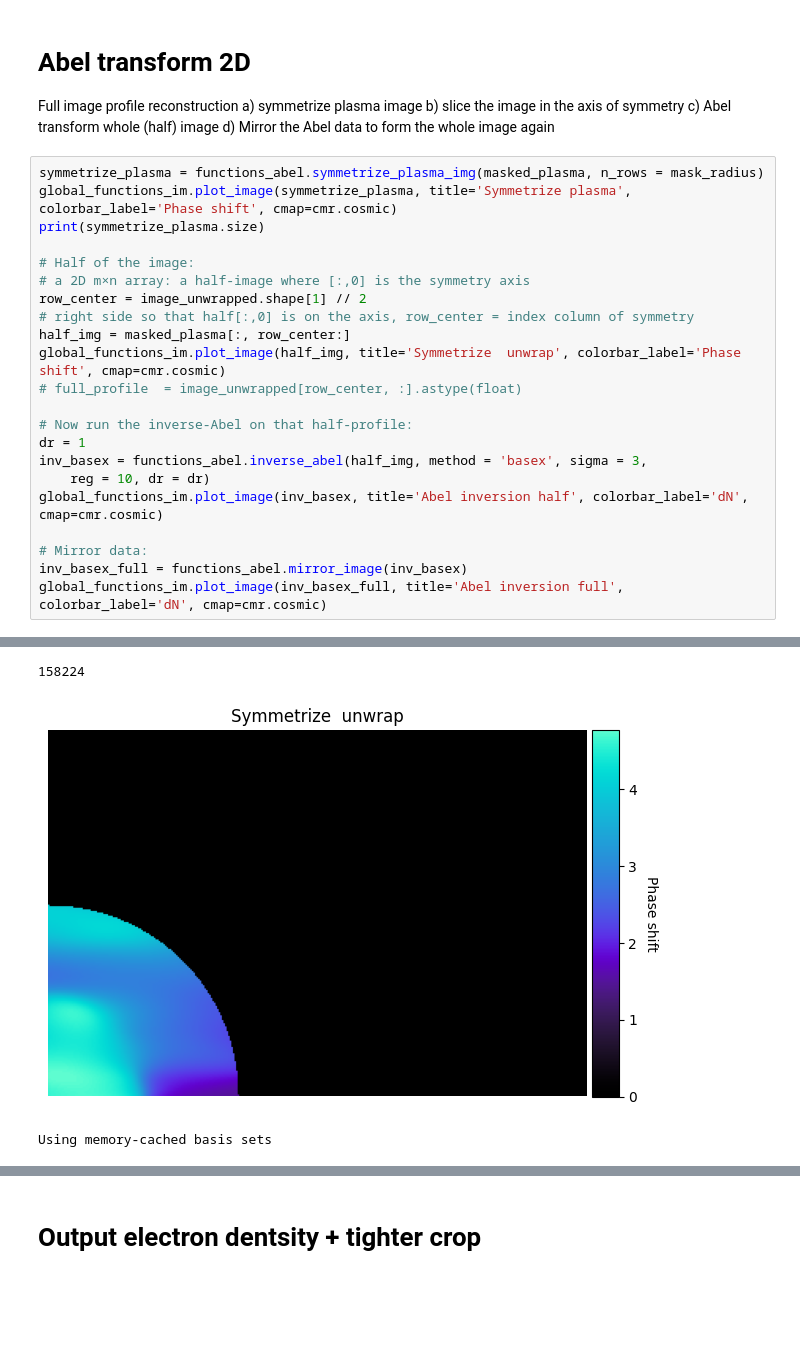
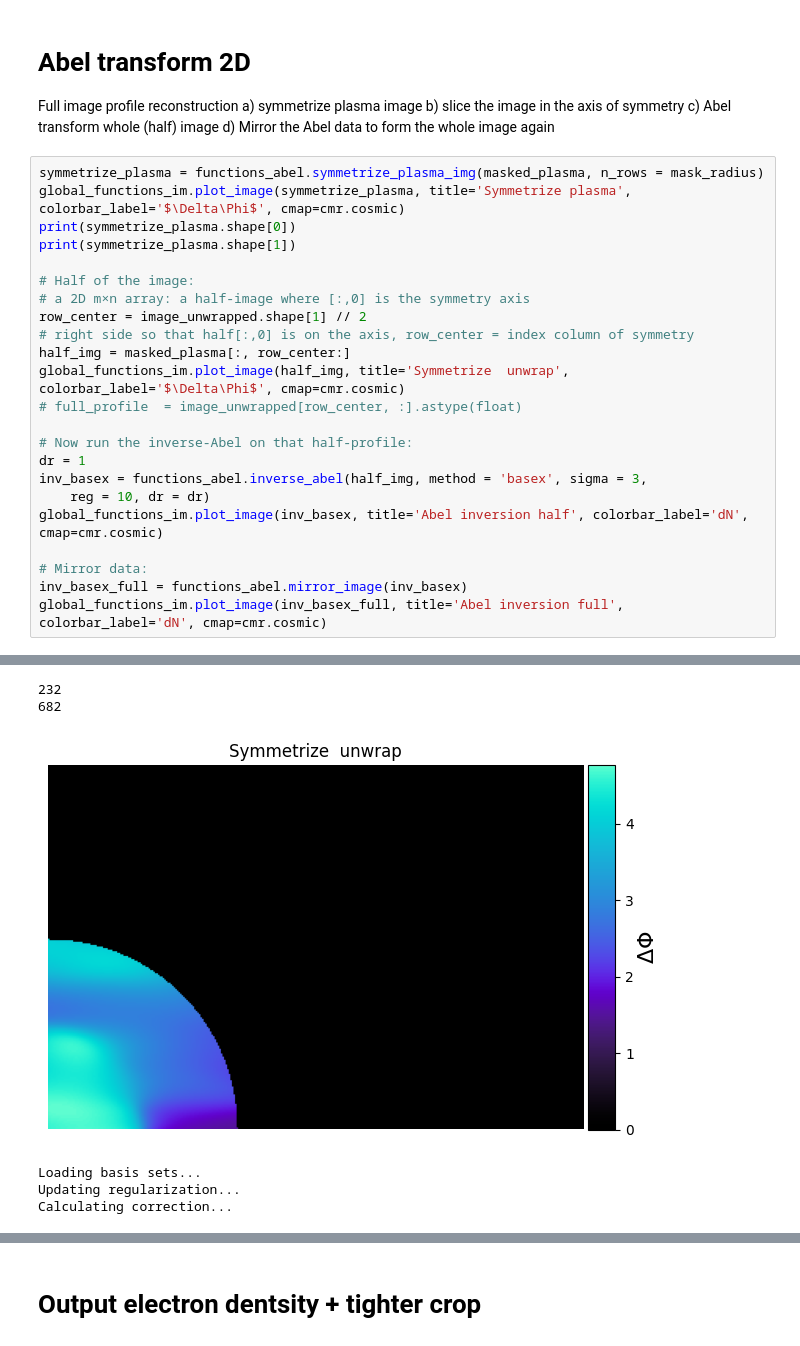
Before and after one commit to josef-codes/Abel-inversion, a Jupyter notebook: src/Phase_shift_extraction_automated.ipynb, the cells around one changed output, grey strips where cells are left out. Saved outputs shown, nothing was run; the diff lists cells and outputs as text; blank space fills up the shorter version.

```diff
--- a/src/Phase_shift_extraction_automated.ipynb
+++ b/src/Phase_shift_extraction_automated.ipynb
@@ -398,15 +374,16 @@ c) Abel transform whole (half) image
 d) Mirror the Abel data to form the whole image again
 # %%
 symmetrize_plasma = functions_abel.symmetrize_plasma_img(masked_plasma, n_rows = mask_radius)
-global_functions_im.plot_image(symmetrize_plasma, title='Symmetrize plasma', colorbar_label='Phase shift', cmap=cmr.cosmic)
-print(symmetrize_plasma.size)
+global_functions_im.plot_image(symmetrize_plasma, title='Symmetrize plasma', colorbar_label='$\Delta\Phi$', cmap=cmr.cosmic)
+print(symmetrize_plasma.shape[0])
+print(symmetrize_plasma.shape[1])
 
 # Half of the image:
 # a 2D m×n array: a half‐image where [:,0] is the symmetry axis
 row_center = image_unwrapped.shape[1] // 2
 # right side so that half[:,0] is on the axis, row_center = index column of symmetry
 half_img = masked_plasma[:, row_center:]
-global_functions_im.plot_image(half_img, title='Symmetrize  unwrap', colorbar_label='Phase shift', cmap=cmr.cosmic)
+global_functions_im.plot_image(half_img, title='Symmetrize  unwrap', colorbar_label='$\Delta\Phi$', cmap=cmr.cosmic)
 # full_profile  = image_unwrapped[row_center, :].astype(float)
 
 # Now run the inverse‐Abel on that half-profile:
@@ -423,3 +400,6 @@ global_functions_im.plot_image(inv_basex_full, title='Abel inversion full', colo
-158224
+232
+682
-[figure, old version]
+[figure, new version]
-Using memory-cached basis sets
+Loading basis sets...
+Updating regularization...
+Calculating correction...
```
Also changed, not shown: parts of 8 cells of this notebook, 3 other files.
